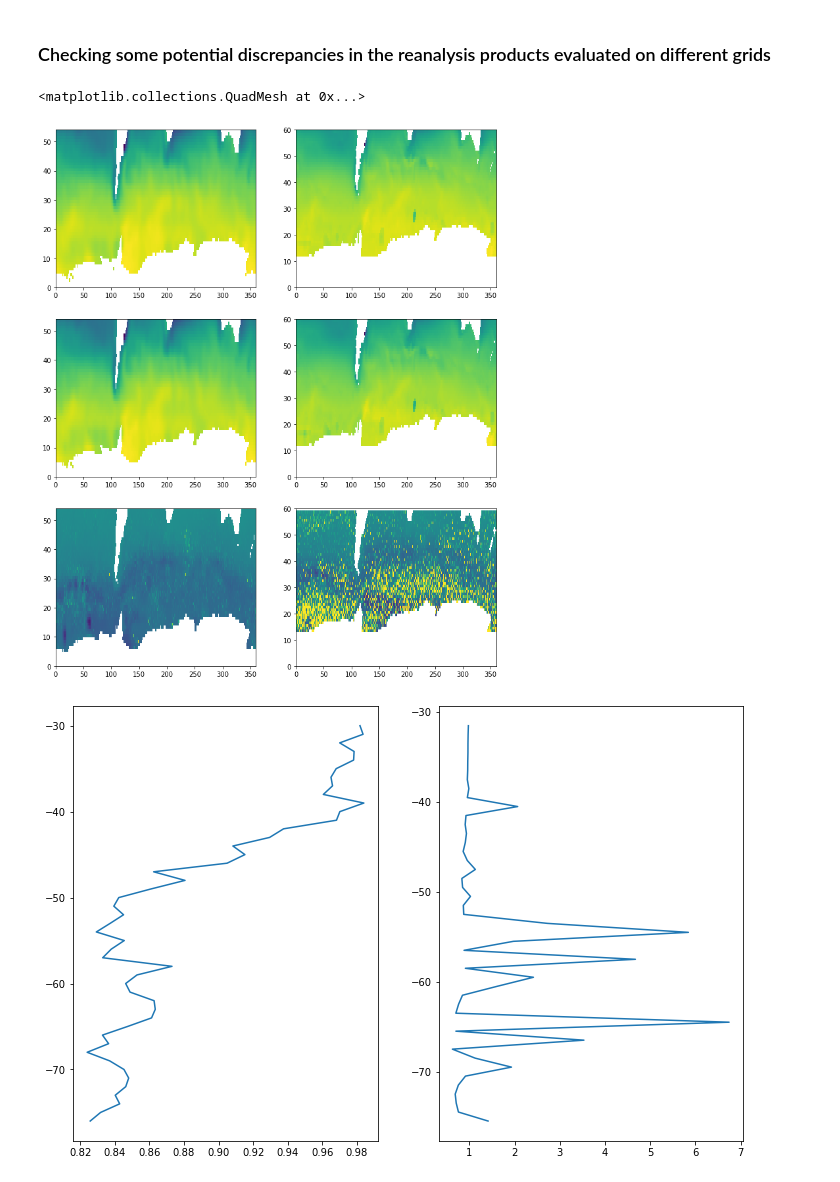
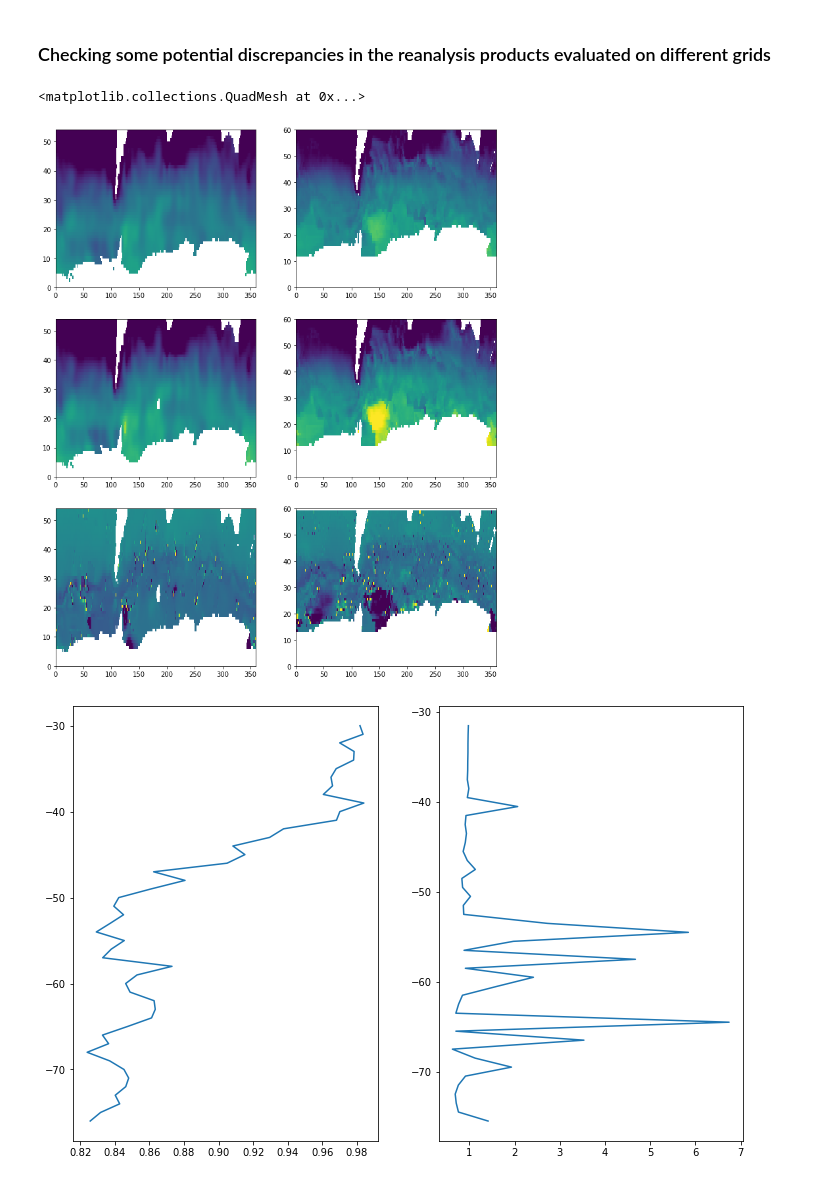
Before and after one commit to gmacgilchrist/so_decadal_variability, a Jupyter notebook: notebooks/dev_reanalyses_checks.ipynb, the cells around one changed output. Cells and saved outputs as stored; diff of their text form; code cells hidden in the pictures.

```diff
--- a/notebooks/dev_reanalyses_checks.ipynb
+++ b/notebooks/dev_reanalyses_checks.ipynb
@@ -10,25 +10,27 @@ ds={}
 ds['en4'] = so.process.loaddata('era5','en4',timeslice)
 ds['iap'] = so.process.loaddata('era5','iap',timeslice)
 # %%
-# t = 466
+clims = [1026,1029]
+t = 10
+fig,ax = plt.subplots(ncols=2,nrows=3,figsize=(12,15))
+ax[0,0].pcolormesh(ds['en4']['rho'].isel(time=t,depth=0),vmin=clims[0],vmax=clims[1])
+ax[0,1].pcolormesh(ds['iap']['rho'].isel(time=t,depth=0),vmin=clims[0],vmax=clims[1])
+ax[1,0].pcolormesh(ds['en4']['gamman'].isel(time=t,depth=0),vmin=clims[0],vmax=clims[1])
+ax[1,1].pcolormesh(ds['iap']['gamman'].isel(time=t,depth=0),vmin=clims[0],vmax=clims[1])
+ax[2,0].pcolormesh(ds['en4']['b'].isel(time=t,depth=0),vmin=0.5,vmax=1.5)
+ax[2,1].pcolormesh(ds['iap']['b'].isel(time=t,depth=0),vmin=0.5,vmax=1.5)
+
+#
 # fig,ax = plt.subplots(ncols=2,nrows=3,figsize=(12,15))
-# ax[0,0].pcolormesh(ds['en4']['rho'].isel(time=t,depth=0))
-# ax[0,1].pcolormesh(ds['iap']['rho'].isel(time=t,depth=0))
-# ax[1,0].pcolormesh(ds['en4']['gamman'].isel(time=t,depth=0))
-# ax[1,1].pcolormesh(ds['iap']['gamman'].isel(time=t,depth=0))
-# ax[2,0].pcolormesh(ds['en4']['b'].isel(time=t,depth=0),vmin=0.5,vmax=1.5)
-# ax[2,1].pcolormesh(ds['iap']['b'].isel(time=t,depth=0),vmin=0.5,vmax=1.5)
-
-fig,ax = plt.subplots(ncols=2,nrows=3,figsize=(12,15))
-ax[0,0].pcolormesh(ds['en4']['rho'].isel(depth=0).mean('time'))
-ax[0,1].pcolormesh(ds['iap']['rho'].isel(depth=0).mean('time'))
-ax[1,0].pcolormesh(ds['en4']['gamman'].isel(depth=0).mean('time'))
-ax[1,1].pcolormesh(ds['iap']['gamman'].isel(depth=0).mean('time'))
-ax[2,0].pcolormesh(ds['en4']['b'].isel(depth=0).mean('time'),vmin=0.5,vmax=1.5)
-ax[2,1].pcolormesh(ds['iap']['b'].isel(depth=0).mean('time'),vmin=0.5,vmax=1.5)
+# ax[0,0].pcolormesh(ds['en4']['rho'].isel(depth=0).mean('time'),vmin=clims[0],vmax=clims[1])
+# ax[0,1].pcolormesh(ds['iap']['rho'].isel(depth=0).mean('time'),vmin=clims[0],vmax=clims[1])
+# ax[1,0].pcolormesh(ds['en4']['gamman'].isel(depth=0).mean('time'),vmin=clims[0],vmax=clims[1])
+# ax[1,1].pcolormesh(ds['iap']['gamman'].isel(depth=0).mean('time'),vmin=clims[0],vmax=clims[1])
+# ax[2,0].pcolormesh(ds['en4']['b'].isel(depth=0).mean('time'),vmin=0.5,vmax=1.5)
+# ax[2,1].pcolormesh(ds['iap']['b'].isel(depth=0).mean('time'),vmin=0.5,vmax=1.5)
 # %% [output]
 <matplotlib.collections.QuadMesh at 0x...>
-[figure, old version]
+[figure, new version]
 # %%
 # fig,ax = plt.subplots(ncols=2,figsize=(12,8))
 # ax[0].plot(ds['en4']['b'].isel(lon=150,depth=0).transpose(),ds['en4']['lat']);
```
Also changed, not shown: parts of 1 cell of this notebook, 2 other files.
